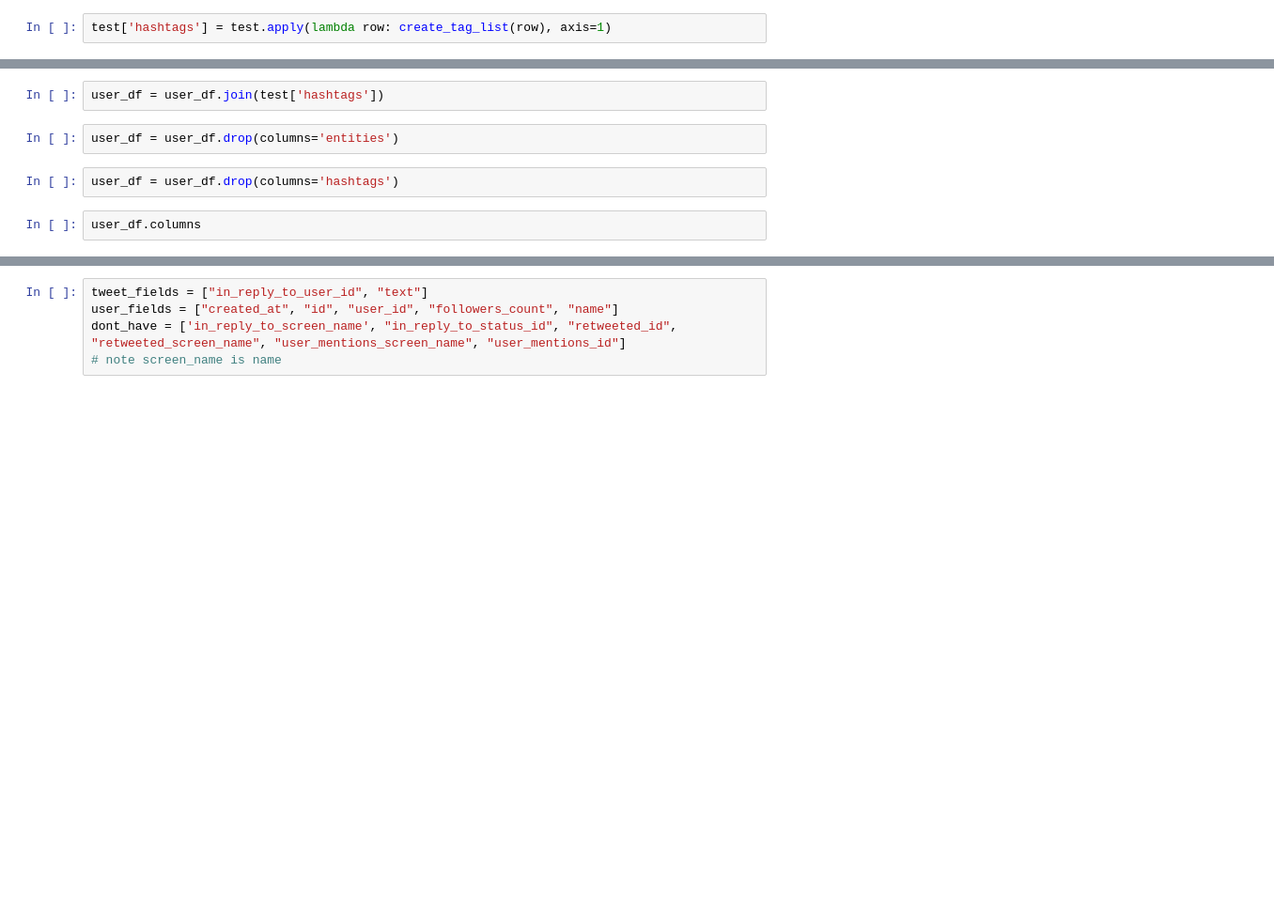
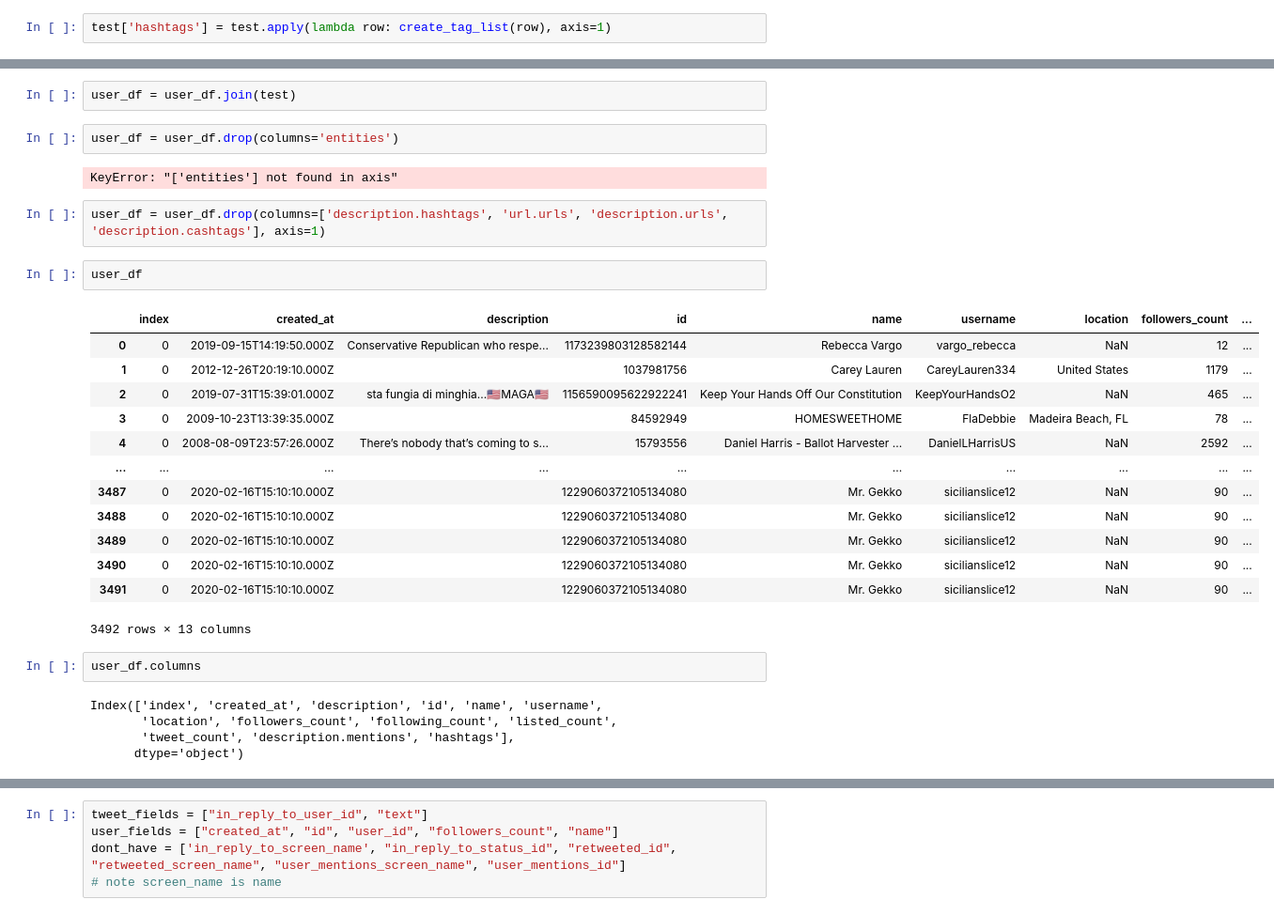
Before and after one commit to WDaugherty/Dominion_Voting_Analysis, a Jupyter notebook: v1_project.ipynb, the cells around one changed output, grey strips where cells are left out. Shown at 94% size. Cells and saved outputs as stored; diff of their text form; blank space fills up the shorter version.

Commit message:
add final dataframe

```diff
--- a/v1_project.ipynb
+++ b/v1_project.ipynb
@@ -123,10 +173,33 @@ test['hashtags'] = test.apply(lambda row: create_tag_list(row), axis=1)
 # %%
-user_df = user_df.join(test['hashtags'])
+user_df = user_df.join(test)
 # %%
 user_df = user_df.drop(columns='entities')
+# %% [output]
+KeyError: "['entities'] not found in axis"
 # %%
-user_df = user_df.drop(columns='hashtags')
+user_df = user_df.drop(columns=['description.hashtags', 'url.urls', 'description.urls', 'description.cashtags'], axis=1)
+# %%
+user_df
+# %% [output]
+|  | index | created_at | description | id | name | username | location | followers_count | ... |
+| 0 | 0 | 2019-09-15T14:19:50.000Z | Conservative Republican who respe... | 1173239803128582144 | Rebecca Vargo | vargo_rebecca | NaN | 12 | ... |
+| 1 | 0 | 2012-12-26T20:19:10.000Z |  | 1037981756 | Carey Lauren | CareyLauren334 | United States | 1179 | ... |
+| 2 | 0 | 2019-07-31T15:39:01.000Z | sta fungia di minghia...🇺🇸MAGA🇺🇸 | 1156590095622922241 | Keep Your Hands Off Our Constitution | KeepYourHandsO2 | NaN | 465 | ... |
+| 3 | 0 | 2009-10-23T13:39:35.000Z |  | 84592949 | HOMESWEETHOME | FlaDebbie | Madeira Beach, FL | 78 | ... |
+| 4 | 0 | 2008-08-09T23:57:26.000Z | There’s nobody that’s coming to s... | 15793556 | Daniel Harris - Ballot Harvester ... | DanielLHarrisUS | NaN | 2592 | ... |
+| ... | ... | ... | ... | ... | ... | ... | ... | ... | ... |
+| 3487 | 0 | 2020-02-16T15:10:10.000Z |  | 1229060372105134080 | Mr. Gekko | sicilianslice12 | NaN | 90 | ... |
+| 3488 | 0 | 2020-02-16T15:10:10.000Z |  | 1229060372105134080 | Mr. Gekko | sicilianslice12 | NaN | 90 | ... |
+| 3489 | 0 | 2020-02-16T15:10:10.000Z |  | 1229060372105134080 | Mr. Gekko | sicilianslice12 | NaN | 90 | ... |
+| 3490 | 0 | 2020-02-16T15:10:10.000Z |  | 1229060372105134080 | Mr. Gekko | sicilianslice12 | NaN | 90 | ... |
+| 3491 | 0 | 2020-02-16T15:10:10.000Z |  | 1229060372105134080 | Mr. Gekko | sicilianslice12 | NaN | 90 | ... |
+3492 rows × 13 columns
 # %%
 user_df.columns
+# %% [output]
+Index(['index', 'created_at', 'description', 'id', 'name', 'username',
+       'location', 'followers_count', 'following_count', 'listed_count',
+       'tweet_count', 'description.mentions', 'hashtags'],
+      dtype='object')
 # %%
 tweet_df.columns
```
Also changed, not shown: parts of 23 cells of this notebook, 1 other file.
